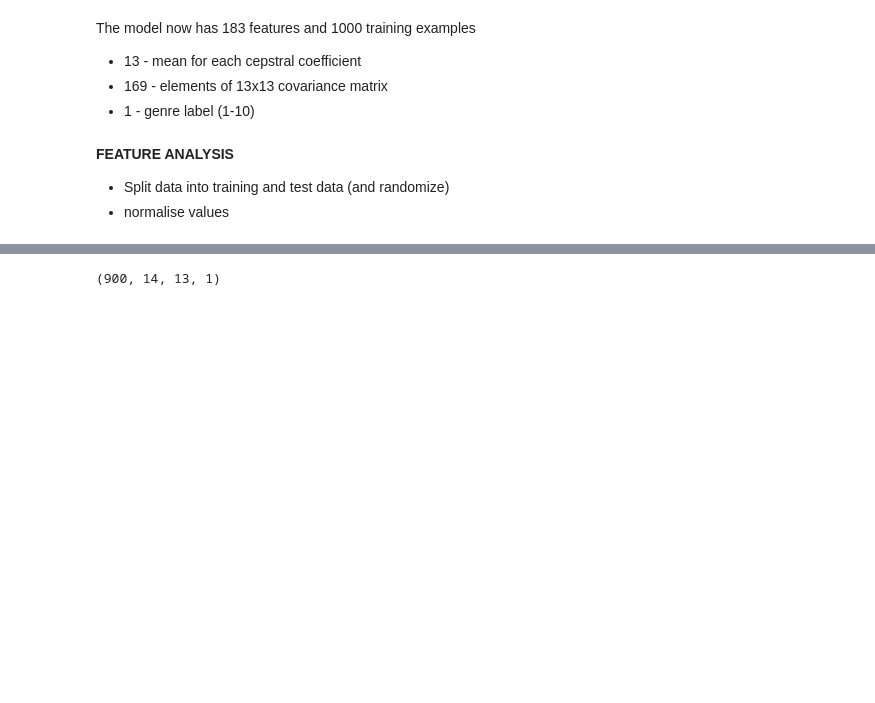
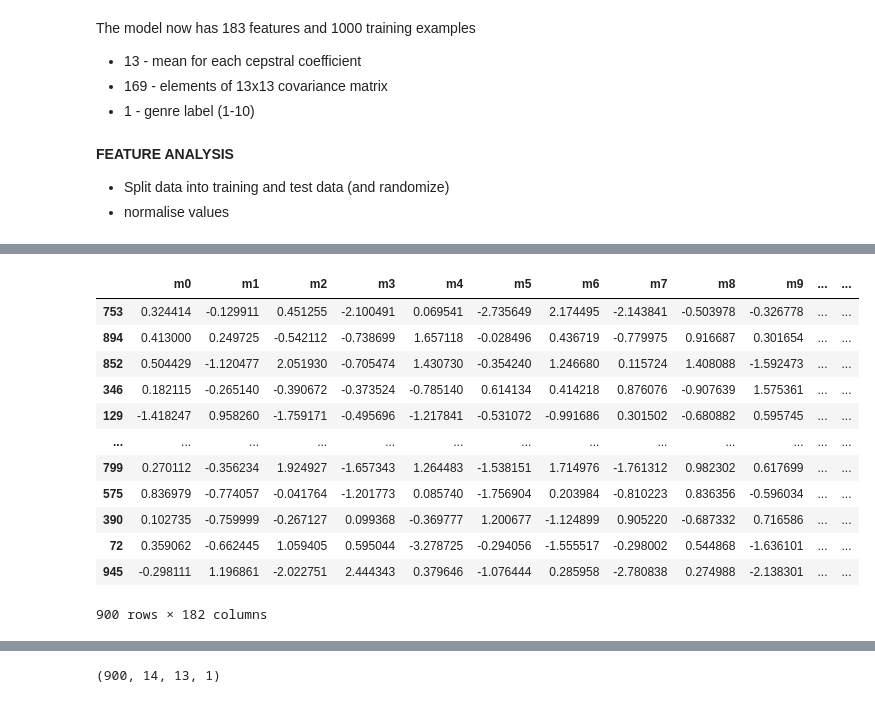
Before and after one commit to alexpondaven/Music-Genre-Classification, a Jupyter notebook: 3-Models using Covariance matrix.ipynb, the cells around one changed output, grey strips where cells are left out. Cells and saved outputs as stored; diff of their text form; code cells hidden in the pictures; blank space fills up the shorter version.

```diff
--- a/3-Models using Covariance matrix.ipynb
+++ b/3-Models using Covariance matrix.ipynb
@@ -199,0 +90,3 @@ for i in range(len(X_trainn)):
+# %%
+X = df.iloc[:,:-1]
+y = df[["Genre"]]
@@ -199,0 +123,16 @@ for i in range(len(X_trainn)):
+# %%
+X_train
+# %% [output]
+|  | m0 | m1 | m2 | m3 | m4 | m5 | m6 | m7 | m8 | m9 | ... | ... |
+| 753 | 0.324414 | -0.129911 | 0.451255 | -2.100491 | 0.069541 | -2.735649 | 2.174495 | -2.143841 | -0.503978 | -0.326778 | ... | ... |
+| 894 | 0.413000 | 0.249725 | -0.542112 | -0.738699 | 1.657118 | -0.028496 | 0.436719 | -0.779975 | 0.916687 | 0.301654 | ... | ... |
+| 852 | 0.504429 | -1.120477 | 2.051930 | -0.705474 | 1.430730 | -0.354240 | 1.246680 | 0.115724 | 1.408088 | -1.592473 | ... | ... |
+| 346 | 0.182115 | -0.265140 | -0.390672 | -0.373524 | -0.785140 | 0.614134 | 0.414218 | 0.876076 | -0.907639 | 1.575361 | ... | ... |
+| 129 | -1.418247 | 0.958260 | -1.759171 | -0.495696 | -1.217841 | -0.531072 | -0.991686 | 0.301502 | -0.680882 | 0.595745 | ... | ... |
+| ... | ... | ... | ... | ... | ... | ... | ... | ... | ... | ... | ... | ... |
+| 799 | 0.270112 | -0.356234 | 1.924927 | -1.657343 | 1.264483 | -1.538151 | 1.714976 | -1.761312 | 0.982302 | 0.617699 | ... | ... |
+| 575 | 0.836979 | -0.774057 | -0.041764 | -1.201773 | 0.085740 | -1.756904 | 0.203984 | -0.810223 | 0.836356 | -0.596034 | ... | ... |
+| 390 | 0.102735 | -0.759999 | -0.267127 | 0.099368 | -0.369777 | 1.200677 | -1.124899 | 0.905220 | -0.687332 | 0.716586 | ... | ... |
+| 72 | 0.359062 | -0.662445 | 1.059405 | 0.595044 | -3.278725 | -0.294056 | -1.555517 | -0.298002 | 0.544868 | -1.636101 | ... | ... |
+| 945 | -0.298111 | 1.196861 | -2.022751 | 2.444343 | 0.379646 | -1.076444 | 0.285958 | -2.780838 | 0.274988 | -2.138301 | ... | ... |
+900 rows × 182 columns
```
Also changed, not shown: parts of 41 cells of this notebook, 1 other file.
